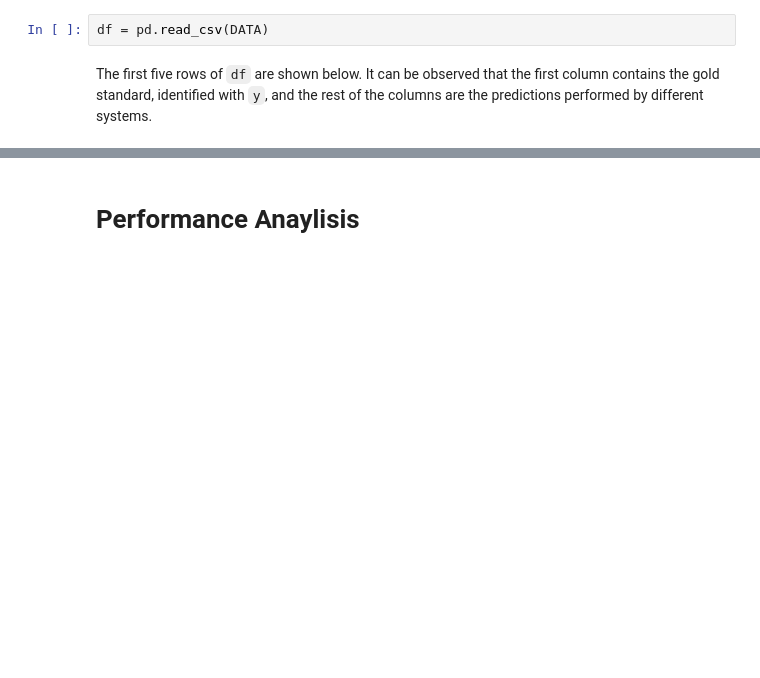
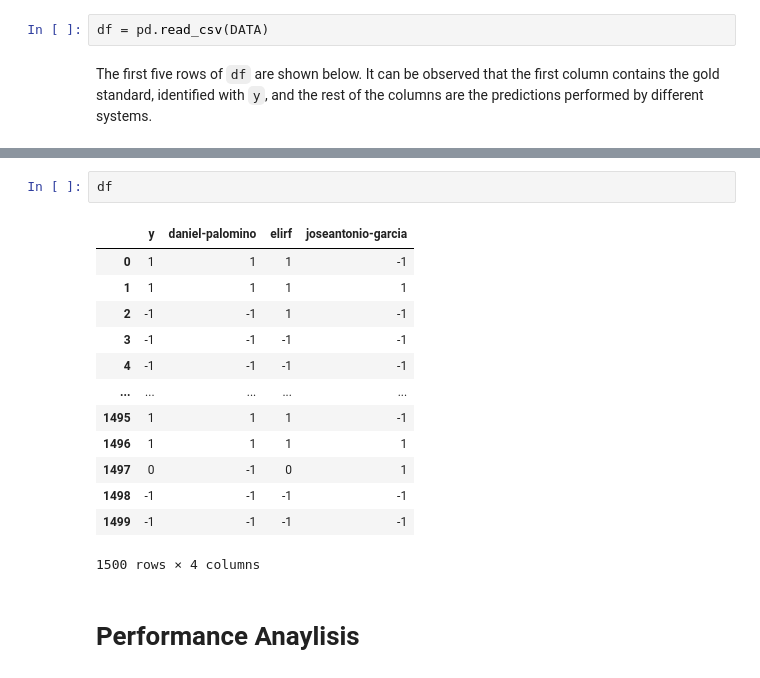
Before and after one commit to NavaSergio/python_autoestudio, a Jupyter notebook: test_CompStats/CompStats.ipynb, the cells around one changed output, grey strips where cells are left out. Drawn from its saved outputs; the diff is of its cells as text; blank space fills up the shorter version.

```diff
--- a/test_CompStats/CompStats.ipynb
+++ b/test_CompStats/CompStats.ipynb
@@ -93,3 +67,19 @@ df.head(5)
+# %%
+df
+# %% [output]
+|  | y | daniel-palomino | elirf | joseantonio-garcia |
+| 0 | 1 | 1 | 1 | -1 |
+| 1 | 1 | 1 | 1 | 1 |
+| 2 | -1 | -1 | 1 | -1 |
+| 3 | -1 | -1 | -1 | -1 |
+| 4 | -1 | -1 | -1 | -1 |
+| ... | ... | ... | ... | ... |
+| 1495 | 1 | 1 | 1 | -1 |
+| 1496 | 1 | 1 | 1 | 1 |
+| 1497 | 0 | -1 | 0 | 1 |
+| 1498 | -1 | -1 | -1 | -1 |
+| 1499 | -1 | -1 | -1 | -1 |
+1500 rows × 4 columns
 # %% [markdown]
 # Performance Anaylisis
 # %% [markdown]
```
Also changed, not shown: parts of 13 cells of this notebook, 3 other files.
